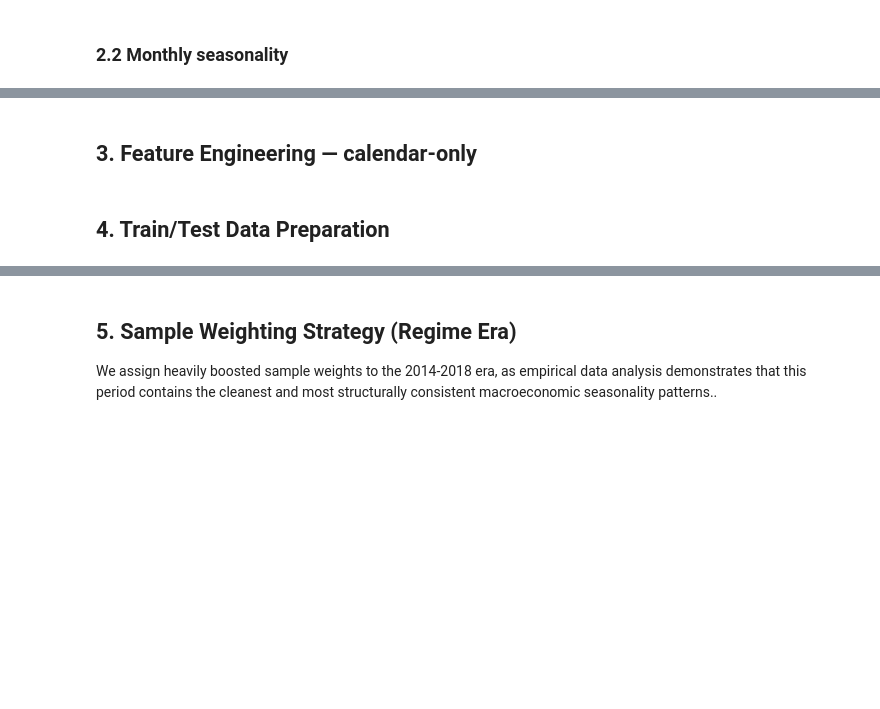
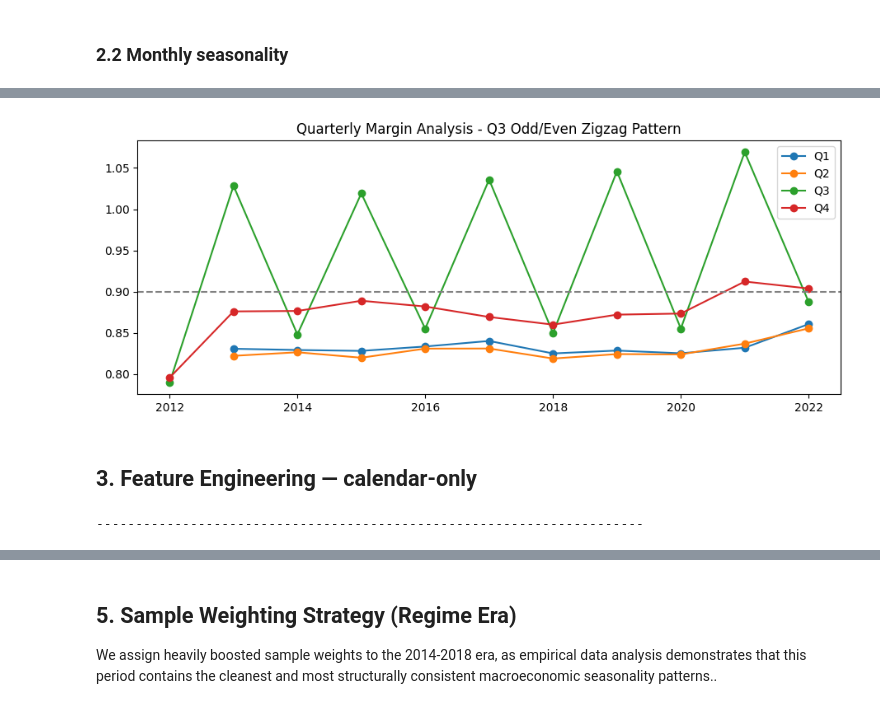
Before and after one commit to quangtrinh25/vin_datathon, a Jupyter notebook: 02_Task3_Sales_Forecasting.ipynb, the cells around one changed output, grey strips where cells are left out. Drawn from its saved outputs; the diff is of its cells as text; code cells hidden in the pictures; blank space fills up the shorter version.

```diff
--- a/02_Task3_Sales_Forecasting.ipynb
+++ b/02_Task3_Sales_Forecasting.ipynb
@@ -60,15 +90,17 @@ plt.show()
 # %%
 q_marg = sales.groupby(['Y','Q']).apply(
     lambda d: d.COGS.sum()/d.Revenue.sum(), include_groups=False).reset_index()
 q_marg.columns = ['Y','Q','margin']
 
 fig, ax = plt.subplots(figsize=(11, 4))
 for q in [1,2,3,4]:
     d = q_marg[q_marg.Q == q]
     ax.plot(d.Y, d.margin, marker='o', label=f'Q{q}')
 ax.axhline(0.9, color='gray', ls='--')
-ax.set_title('Margin theo quy - Q3 zigzag chan/le')
+ax.set_title('Quarterly Margin Analysis - Q3 Odd/Even Zigzag Pattern')
 ax.legend(); plt.show()
+# %% [output]
+[figure, added]
 # %% [markdown]
 ## 3. Feature Engineering — calendar-only
 # %%
@@ -183,36 +215,9 @@ def build_features(dates):
         df[f'promo_{name}_until'] = until
         df[f'promo_{name}_disc']  = discount
 
-
-    # ------------------ Added by Antigravity ------------------
-    # Odd-Year August Anomaly Indicator
-    df['is_odd_aug'] = ((df['year'] % 2 == 1) & (df['month'] == 8)).astype(int)
-
-    # Continuous Holiday Proximity (Liberation, Labor, National, Tet)
-    # Recreate Tet mapping to avoid external dependency for simplicity
-    tet_dates = ['2012-01-23', '2013-02-10', '2014-01-31', '2015-02-19', '2016-02-08',
-                 '2017-01-28', '2018-02-16', '2019-02-05', '2020-01-25', '2021-02-12',
-                 '2022-02-01', '2023-01-22', '2024-02-10', '2025-01-29']
-    tet_dt = pd.to_datetime(tet_dates)
-
-    # Tet
-    d_vals = df['Date'].values[:, None]
-    t_vals = tet_dt.values[None, :]
-    diffs = (t_vals - d_vals).astype('timedelta64[D]').astype(int)
-    diffs[diffs < 0] = 9999
-    df['tet_days_diff'] = np.min(diffs, axis=1)
-
-    # Fixed holidays
-    for hol_name, hol_m, hol_d in [('liberation', 4, 30), ('labor', 5, 1), ('national', 9, 2)]:
-        hol_list = [pd.Timestamp(year=y, month=hol_m, day=hol_d) for y in range(2012, 2026)]
-        h_vals = pd.to_datetime(hol_list).values[None, :]
-        diffs = (h_vals - d_vals).astype('timedelta64[D]').astype(int)
-        diffs[diffs < 0] = 9999
-        df[f'{hol_name}_days_diff'] = np.min(diffs, axis=1)
-    # ----------------------------------------------------------
     df['is_odd_year'] = (df['year'] % 2).astype(int)
     return df
 
-print('Test:', build_features(pd.date_range('2023-01-01','2023-01-05')).shape)
+print('----------------------------------------------------------------------')
+# %% [output]
+----------------------------------------------------------------------
-# %% [markdown]
-## 4. Train/Test Data Preparation
```
Also changed, not shown: parts of 42 cells of this notebook, 12 other files.
